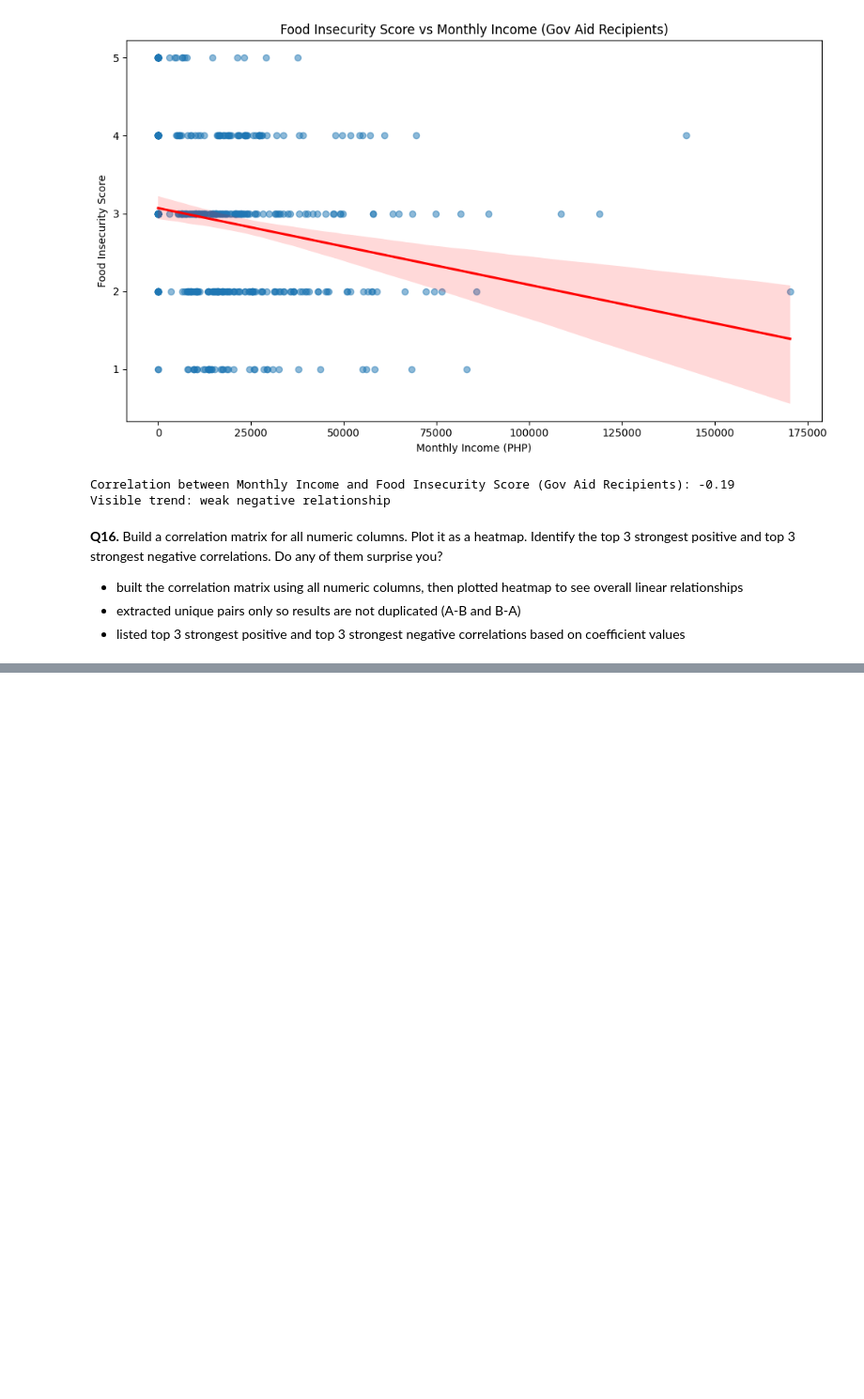
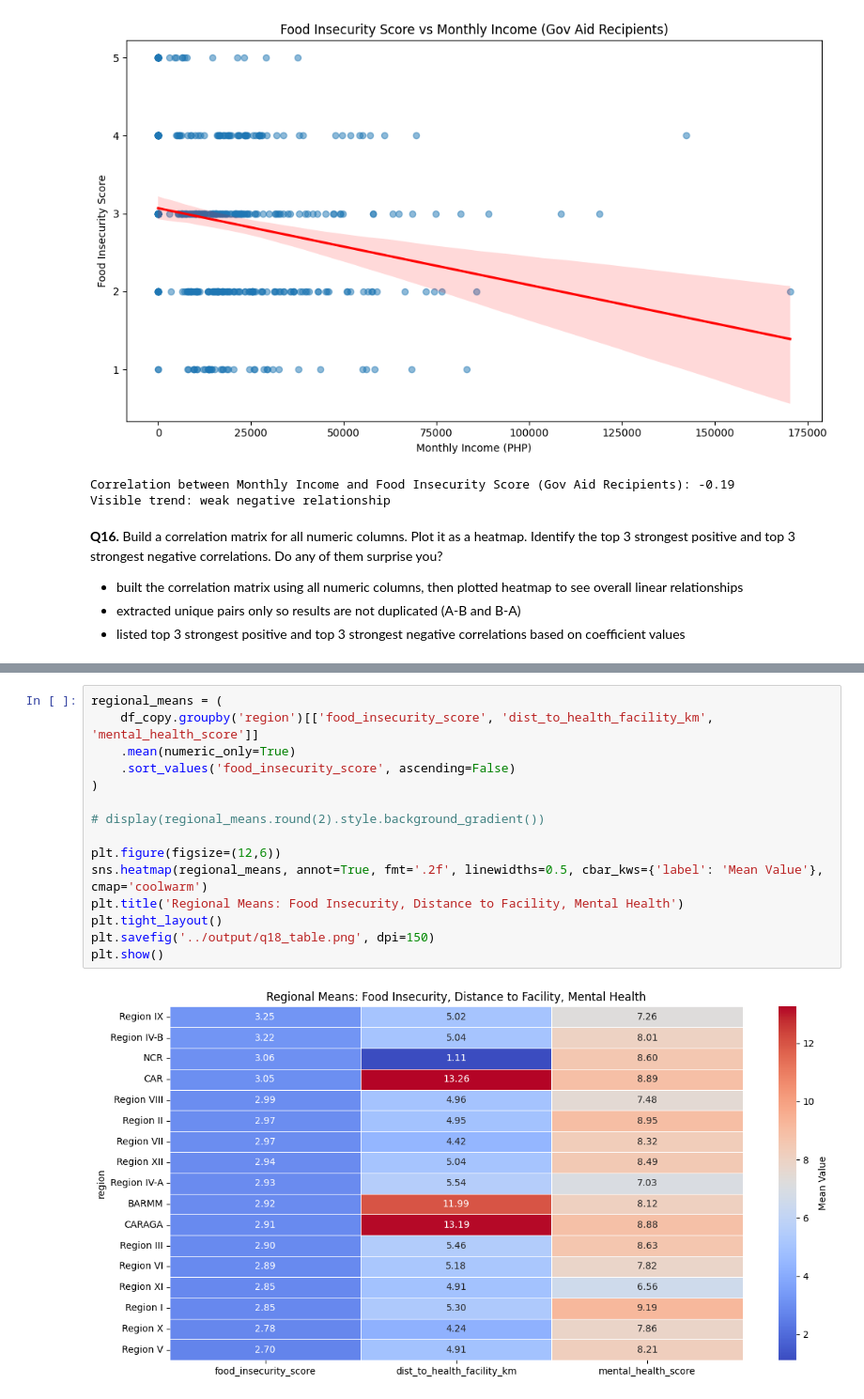
Before and after one commit to Wewds1/EDA, a Jupyter notebook: Ph_survey/notebooks/main.ipynb, the cells around one changed output, grey strips where cells are left out. Shown at 94% size. Saved outputs shown, nothing was run; the diff lists cells and outputs as text; blank space fills up the shorter version.

```diff
--- a/Ph_survey/notebooks/main.ipynb
+++ b/Ph_survey/notebooks/main.ipynb
@@ -565,0 +630,17 @@ Top 3 strongest negative correlations
+# %%
+regional_means = (
+    df_copy.groupby('region')[['food_insecurity_score', 'dist_to_health_facility_km', 'mental_health_score']]
+    .mean(numeric_only=True)
+    .sort_values('food_insecurity_score', ascending=False)
+)
+
+# display(regional_means.round(2).style.background_gradient())
+
+plt.figure(figsize=(12,6))
+sns.heatmap(regional_means, annot=True, fmt='.2f', linewidths=0.5, cbar_kws={'label': 'Mean Value'}, cmap='coolwarm')
+plt.title('Regional Means: Food Insecurity, Distance to Facility, Mental Health')
+plt.tight_layout()
+plt.savefig('../output/q18_table.png', dpi=150)
+plt.show()
+# %% [output]
+[figure, added]
```
Also changed, not shown: parts of 10 cells of this notebook, 9 other files.
